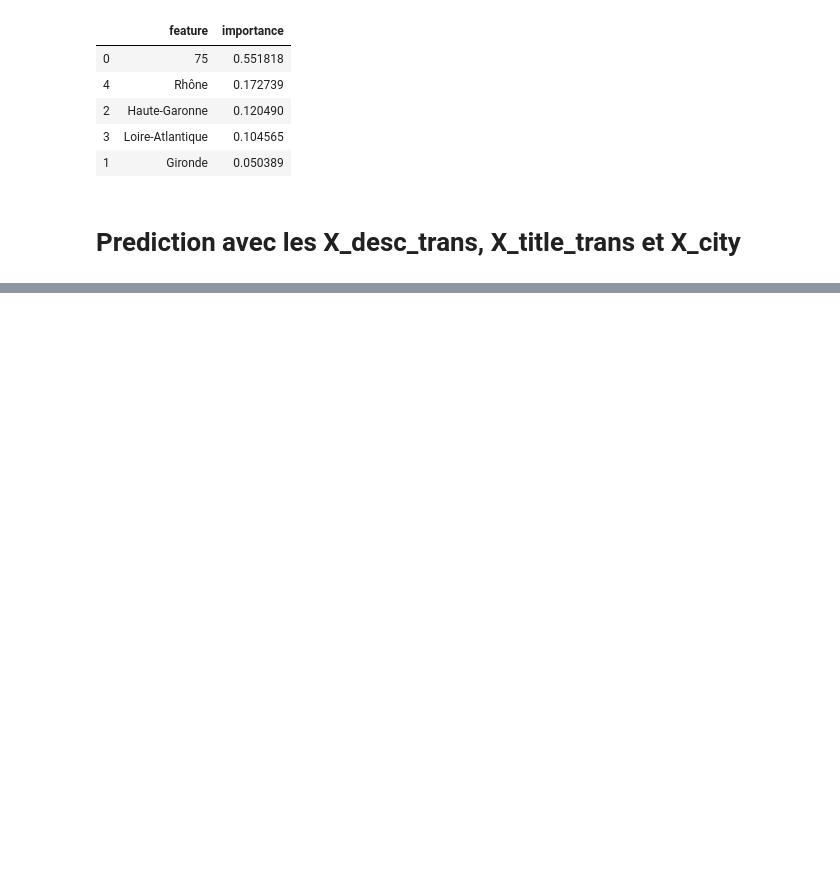
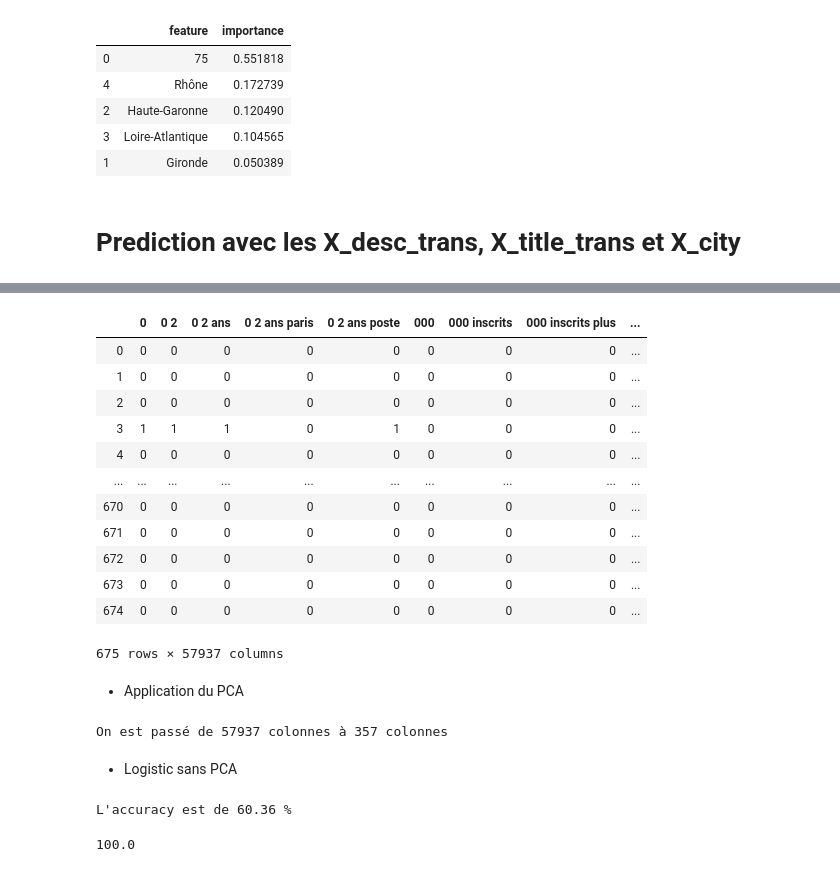
Before and after one commit to Biolfa/PROJET-ML---INDEED, a Jupyter notebook: pre_processing.ipynb, the cells around one changed output, grey strips where cells are left out. Drawn from its saved outputs; the diff is of its cells as text; code cells hidden in the pictures; blank space fills up the shorter version.

```diff
--- a/pre_processing.ipynb
+++ b/pre_processing.ipynb
@@ -805,0 +818,6 @@ df_annually.to_csv("df_annually.csv")
+# %%
+X_desc_df = pd.DataFrame(X_desc_trans.todense(), columns=cv.get_feature_names())
+X_title_df = pd.DataFrame(X_title_trans.todense(), columns=cv2.get_feature_names())
+X_city_df = X_city.reset_index(drop = True)
+# %%
+X = pd.concat([X_desc_df, X_title_df, X_city_df], axis=1)
@@ -805,0 +840,45 @@ df_annually.to_csv("df_annually.csv")
+# %%
+X
+# %% [output]
+|  | 0 | 0 2 | 0 2 ans | 0 2 ans paris | 0 2 ans poste | 000 | 000 inscrits | 000 inscrits plus | ... |
+| 0 | 0 | 0 | 0 | 0 | 0 | 0 | 0 | 0 | ... |
+| 1 | 0 | 0 | 0 | 0 | 0 | 0 | 0 | 0 | ... |
+| 2 | 0 | 0 | 0 | 0 | 0 | 0 | 0 | 0 | ... |
+| 3 | 1 | 1 | 1 | 0 | 1 | 0 | 0 | 0 | ... |
+| 4 | 0 | 0 | 0 | 0 | 0 | 0 | 0 | 0 | ... |
+| ... | ... | ... | ... | ... | ... | ... | ... | ... | ... |
+| 670 | 0 | 0 | 0 | 0 | 0 | 0 | 0 | 0 | ... |
+| 671 | 0 | 0 | 0 | 0 | 0 | 0 | 0 | 0 | ... |
+| 672 | 0 | 0 | 0 | 0 | 0 | 0 | 0 | 0 | ... |
+| 673 | 0 | 0 | 0 | 0 | 0 | 0 | 0 | 0 | ... |
+| 674 | 0 | 0 | 0 | 0 | 0 | 0 | 0 | 0 | ... |
+675 rows × 57937 columns
+# %% [markdown]
+ - Application du PCA
+# %%
+from sklearn.decomposition import PCA
+from sklearn.linear_model import LogisticRegression
+from sklearn.svm import SVC
+
+X_train, X_test, y_train, y_test = train_test_split(X, y, test_size = 0.25, random_state = 0)
+
+pca = PCA(.95)
+pca.fit(X_train)
+x_train_pca = pca.transform(X_train)
+x_test_pca = pca.transform(X_test)
+
+print ("On est passé de {} colonnes à {} colonnes".format(X.shape[1],len(pca.explained_variance_ratio_)))
+# %% [output]
+On est passé de 57937 colonnes à 357 colonnes
+# %% [markdown]
+- Logistic sans PCA
+# %%
+logistic = LogisticRegression(random_state =0)
+logistic.fit(X_train, y_train)
+print("L'accuracy est de {:.2f} %".format(logistic.score(X_test,y_test)*100))
+# %% [output]
+L'accuracy est de 60.36 %
+# %%
+logistic.score(X_train, y_train) * 100
+# %% [output]
+100.0
```
Also changed, not shown: parts of 48 cells of this notebook.
